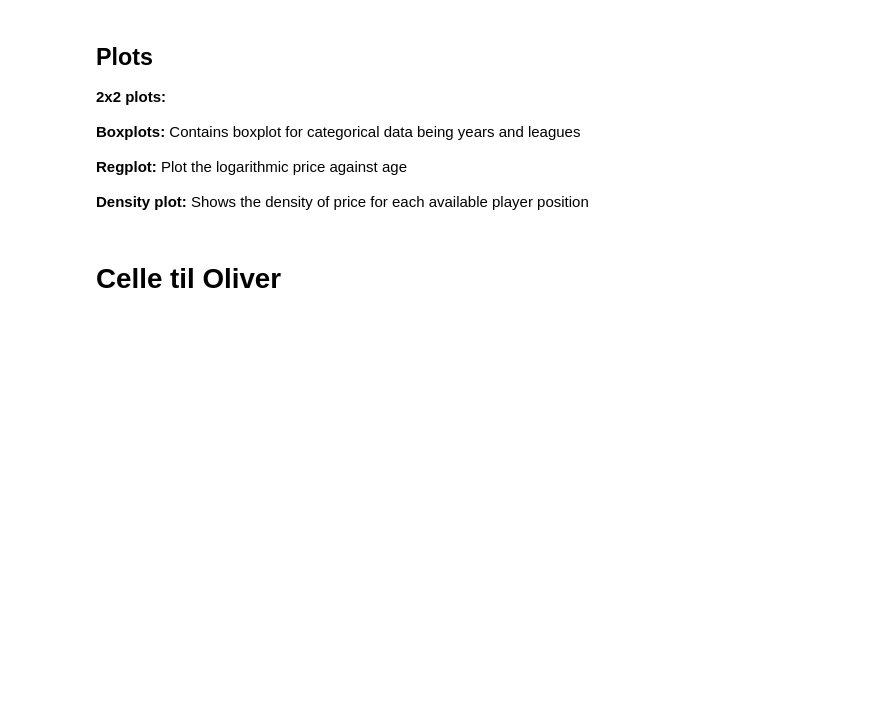
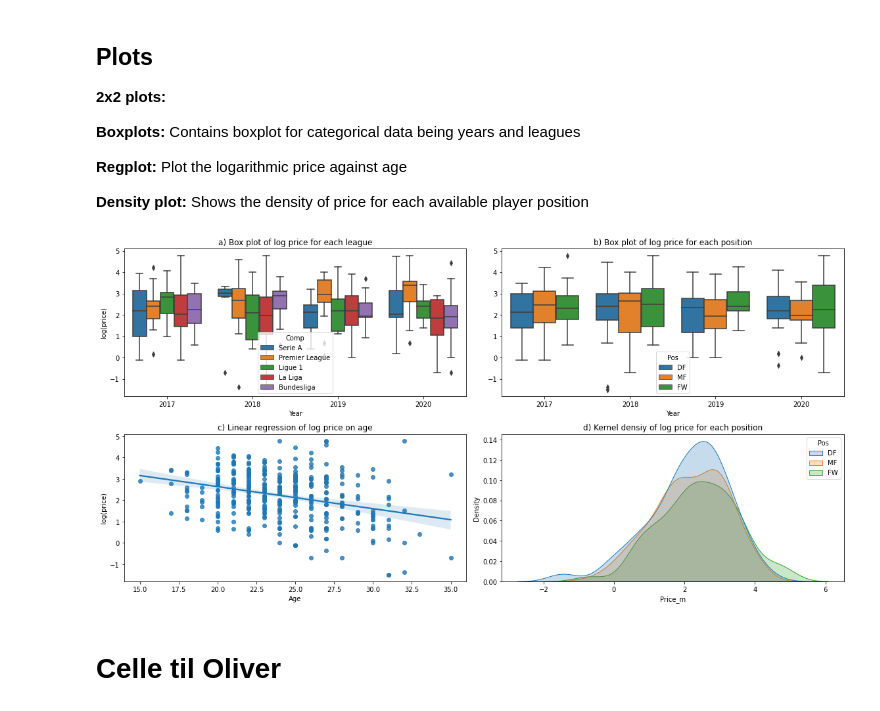
Before and after one commit to mathiasbindseil/three_drengz, a Jupyter notebook: ISDS - Kopi.ipynb, the cells around one changed output. Cells and saved outputs as stored; diff of their text form; code cells hidden in the pictures; blank space fills up the shorter version.

```diff
--- a/ISDS - Kopi.ipynb
+++ b/ISDS - Kopi.ipynb
@@ -372,56 +362,46 @@ df_desc.describe()
 # %%
 # Import graphical packages
 from pathlib import Path
 import seaborn as sns
 import matplotlib.pyplot as plt
 import pandas as pd
 # sns.set_theme(style="white")
 
 # Data cleaning for copy paste
 new_df=pd.read_csv('Main_df_til_leg.csv')
 new_df['Price_m'] = np.log(new_df['Price_m'])
 new_df = new_df[new_df.Pos != 'GK']
 
 # new_df['Price (m)'] = new_df['Price'].str.replace(',','').astype(float)
 # new_df['Price (m)'] = (new_df['Price (m)'] > 500) * new_df['Price (m)'] * 1/1000000 + (new_df['Price (m)'] <= 500) * new_df['Price (m)']
 
 # Define plot
 f,ax = plt.subplots(2,2, figsize=(16,8))
 
 # First row
 sns.boxplot(x='Year', y='Price_m', data=new_df, hue="Comp", ax=ax[0, 0]).set( xlabel = "Year", ylabel = "log(price)")
+ax[0,0].set_title('a) Box plot of log price for each league')
 sns.boxplot(x='Year', y='Price_m', data=new_df, hue="Pos", ax=ax[0, 1]).set( xlabel = "Year", ylabel = "")
-
+ax[0,1].set_title('b) Box plot of log price for each position')
 # Second row
-sns.regplot(x='Age', y='Price_m', data=new_df, ax=ax[1, 0]).set( xlabel = "Age", ylabel = "log(price)")
-sns.kdeplot(x=new_df['Price_m'], data=new_df, hue="Pos",shade=True)
-# Kernel plot
-# positions = new_df.Pos.unique().tolist()
-
-# # Create density plot for each position
-# for pos in positions:
-
-#     subset = new_df[new_df['Pos'] == pos]
-
-#     sns.distplot(subset['Price_m'], ax=[1,1], hist=False , kde=True,
-#                 kde_kws = {'linewidth': 3}, label=pos)
-
-# plt.legend(prop={'size': 16}, title='Position')
-# plt.title('Density plot based on positions')
-# plt.xlabel('Log (Price)')
-# plt.ylabel('Density')
-# f.tight_layout()
+sns.regplot(x='Age', y='Price_m', data=new_df, ax=ax[1, 0]).set( xlabel = "Age", ylabel = "log(price)") #Linear regression
+ax[1,0].set_title('c) Linear regression of log price on age')
+sns.kdeplot(x=new_df['Price_m'], data=new_df, hue="Pos",shade=True, ax=ax[1,1]) # Kernel plot
+ax[1,1].set_title('d) Kernel densiy of log price for each position')
+f.tight_layout()
 
 
 # sns.regplot(x='G-PK', y='Price_m', data=new_df, ax=ax[1, 1]).set( xlabel = "Goals minus penalty kicks", ylabel = "")
 
 
-# Create path to save figure
-fp_figs = Path.cwd() / 'figs'
-# Use the Path object to actually create the subfolder
-Path.mkdir(fp_figs, exist_ok=True)
-# Export for paper
-plt.savefig('figs/pic2.png')
+# # Create path to save figure
+# fp_figs = Path.cwd() / 'figs'
+# # Use the Path object to actually create the subfolder
+# Path.mkdir(fp_figs, exist_ok=True)
+# # Export for paper
+# plt.savefig('figs/pic2.png')
+# %% [output]
+[figure, added]
 # %%
 new_df.to_csv('sdgsgs.csv')
 # %% [markdown]
```
Also changed, not shown: parts of 2 cells of this notebook.
